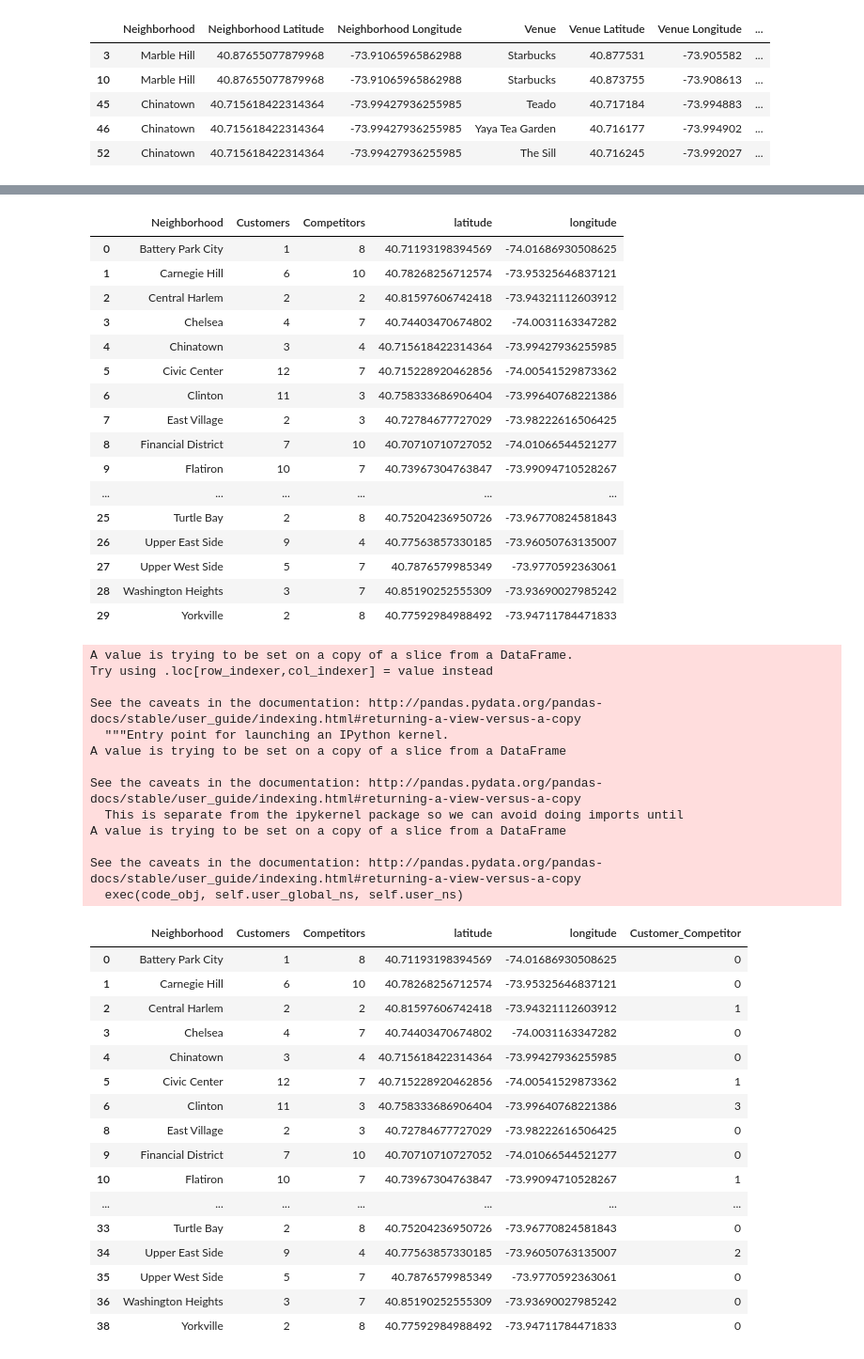
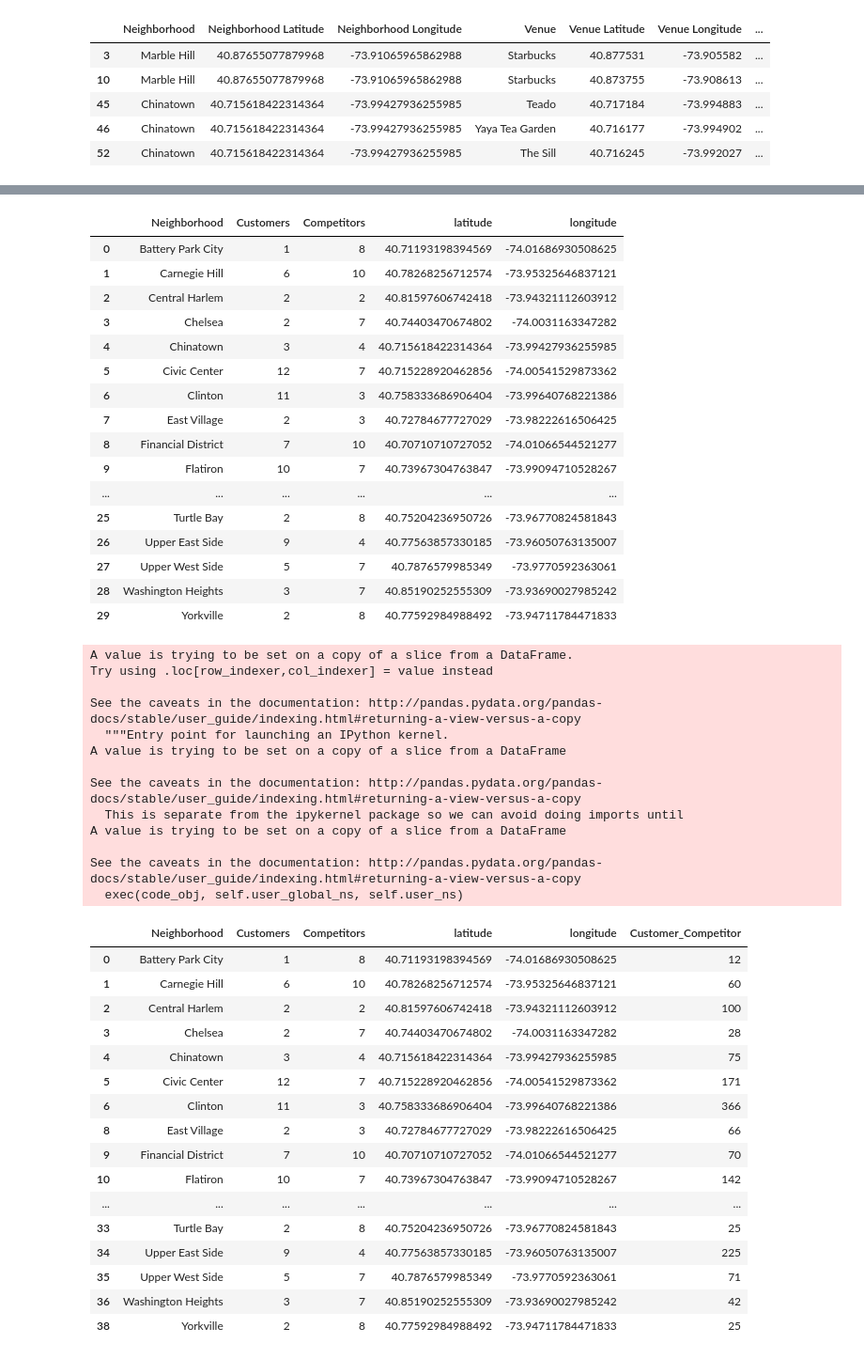
Before and after one commit to pmukher/Coursera_Capstone, a Jupyter notebook: NewYork_Coffee_Shops_Location_Explorer.ipynb, the cells around one changed output, grey strips where cells are left out. Shown: that part at 94% size. Saved outputs shown, nothing was run; the diff lists cells and outputs as text; code cells hidden in the pictures.

```diff
--- a/NewYork_Coffee_Shops_Location_Explorer.ipynb
+++ b/NewYork_Coffee_Shops_Location_Explorer.ipynb
@@ -183,7 +183,7 @@ print(filtered_categories)
 #Filerring out the relevant categories
 relevant_categories = ['Pet Café', 'College Theater', 'Gym / Fitness Center', 'Gym / Fitness Center',
                        'Cooking School', 'Tourist Information Center', 'Tourist Information Center', 'Music School',
-                       'Cultural Center', 'Cultural Center', 'Community Center', 'Community Center',
+                       'Community Center', 'Community Center',
                        'Weight Loss Center', 'Weight Loss Center', 'Café', 'Tea Room', 'School',
                        'College Academic Building', 'College Academic Building', 'Cafeteria', 'Garden Center',
                        'Garden Center', 'Bubble Tea Shop', 'Coffee Shop', 'High School', 'College Bookstore',
@@ -249,7 +249,7 @@ manhattan_grouped['Customers'] = 0
 manhattan_grouped['Competitors'] = 0
 Customers =[ 'College Theater', 'Gym / Fitness Center', 'Gym / Fitness Center',
                        'Cooking School', 'Tourist Information Center', 'Tourist Information Center', 'Music School',
-                       'Cultural Center', 'Cultural Center', 'Community Center', 'Community Center',
+                        'Community Center', 'Community Center',
                        'Weight Loss Center', 'Weight Loss Center', 'School',
                        'College Academic Building', 'College Academic Building','Garden Center',
                        'Garden Center','High School', 'College Bookstore',
@@ -389,7 +387,7 @@ manhattan_caffe_neighborhoods.reset_index(drop=True)
 | 0 | Battery Park City | 1 | 8 | 40.71193198394569 | -74.01686930508625 |
 | 1 | Carnegie Hill | 6 | 10 | 40.78268256712574 | -73.95325646837121 |
 | 2 | Central Harlem | 2 | 2 | 40.81597606742418 | -73.94321112603912 |
-| 3 | Chelsea | 4 | 7 | 40.74403470674802 | -74.0031163347282 |
+| 3 | Chelsea | 2 | 7 | 40.74403470674802 | -74.0031163347282 |
 | 4 | Chinatown | 3 | 4 | 40.715618422314364 | -73.99427936255985 |
 | 5 | Civic Center | 12 | 7 | 40.715228920462856 | -74.00541529873362 |
 | 6 | Clinton | 11 | 3 | 40.758333686906404 | -73.99640768221386 |
@@ -405,36 +403,36 @@ manhattan_caffe_neighborhoods.reset_index(drop=True)
 # %%
 manhattan_caffe_neighborhoods['Customer_Competitor'] = 0
 for index, row in manhattan_caffe_neighborhoods.iterrows():
-    manhattan_caffe_neighborhoods['Customer_Competitor'][index] = df['Customers'][index] / df['Competitors'][index]
+    manhattan_caffe_neighborhoods['Customer_Competitor'][index] = df['Customers'][index] * 100 / df['Competitors'][index]
 manhattan_caffe_neighborhoods
 # %% [output]
 A value is trying to be set on a copy of a slice from a DataFrame.
 Try using .loc[row_indexer,col_indexer] = value instead
 
 See the caveats in the documentation: http://pandas.pydata.org/pandas-docs/stable/user_guide/indexing.html#returning-a-view-versus-a-copy
   """Entry point for launching an IPython kernel.
 A value is trying to be set on a copy of a slice from a DataFrame
 
 See the caveats in the documentation: http://pandas.pydata.org/pandas-docs/stable/user_guide/indexing.html#returning-a-view-versus-a-copy
   This is separate from the ipykernel package so we can avoid doing imports until
 A value is trying to be set on a copy of a slice from a DataFrame
 
 See the caveats in the documentation: http://pandas.pydata.org/pandas-docs/stable/user_guide/indexing.html#returning-a-view-versus-a-copy
   exec(code_obj, self.user_global_ns, self.user_ns)
 |  | Neighborhood | Customers | Competitors | latitude | longitude | Customer_Competitor |
-| 0 | Battery Park City | 1 | 8 | 40.71193198394569 | -74.01686930508625 | 0 |
-| 1 | Carnegie Hill | 6 | 10 | 40.78268256712574 | -73.95325646837121 | 0 |
-| 2 | Central Harlem | 2 | 2 | 40.81597606742418 | -73.94321112603912 | 1 |
-| 3 | Chelsea | 4 | 7 | 40.74403470674802 | -74.0031163347282 | 0 |
-| 4 | Chinatown | 3 | 4 | 40.715618422314364 | -73.99427936255985 | 0 |
-| 5 | Civic Center | 12 | 7 | 40.715228920462856 | -74.00541529873362 | 1 |
-| 6 | Clinton | 11 | 3 | 40.758333686906404 | -73.99640768221386 | 3 |
-| 8 | East Village | 2 | 3 | 40.72784677727029 | -73.98222616506425 | 0 |
-| 9 | Financial District | 7 | 10 | 40.70710710727052 | -74.01066544521277 | 0 |
-| 10 | Flatiron | 10 | 7 | 40.73967304763847 | -73.99094710528267 | 1 |
+| 0 | Battery Park City | 1 | 8 | 40.71193198394569 | -74.01686930508625 | 12 |
+| 1 | Carnegie Hill | 6 | 10 | 40.78268256712574 | -73.95325646837121 | 60 |
+| 2 | Central Harlem | 2 | 2 | 40.81597606742418 | -73.94321112603912 | 100 |
+| 3 | Chelsea | 2 | 7 | 40.74403470674802 | -74.0031163347282 | 28 |
+| 4 | Chinatown | 3 | 4 | 40.715618422314364 | -73.99427936255985 | 75 |
+| 5 | Civic Center | 12 | 7 | 40.715228920462856 | -74.00541529873362 | 171 |
+| 6 | Clinton | 11 | 3 | 40.758333686906404 | -73.99640768221386 | 366 |
+| 8 | East Village | 2 | 3 | 40.72784677727029 | -73.98222616506425 | 66 |
+| 9 | Financial District | 7 | 10 | 40.70710710727052 | -74.01066544521277 | 70 |
+| 10 | Flatiron | 10 | 7 | 40.73967304763847 | -73.99094710528267 | 142 |
 | ... | ... | ... | ... | ... | ... | ... |
-| 33 | Turtle Bay | 2 | 8 | 40.75204236950726 | -73.96770824581843 | 0 |
-| 34 | Upper East Side | 9 | 4 | 40.77563857330185 | -73.96050763135007 | 2 |
-| 35 | Upper West Side | 5 | 7 | 40.7876579985349 | -73.9770592363061 | 0 |
-| 36 | Washington Heights | 3 | 7 | 40.85190252555309 | -73.93690027985242 | 0 |
-| 38 | Yorkville | 2 | 8 | 40.77592984988492 | -73.94711784471833 | 0 |
+| 33 | Turtle Bay | 2 | 8 | 40.75204236950726 | -73.96770824581843 | 25 |
+| 34 | Upper East Side | 9 | 4 | 40.77563857330185 | -73.96050763135007 | 225 |
+| 35 | Upper West Side | 5 | 7 | 40.7876579985349 | -73.9770592363061 | 71 |
+| 36 | Washington Heights | 3 | 7 | 40.85190252555309 | -73.93690027985242 | 42 |
+| 38 | Yorkville | 2 | 8 | 40.77592984988492 | -73.94711784471833 | 25 |
```
Also changed, not shown: parts of 23 cells of this notebook.
